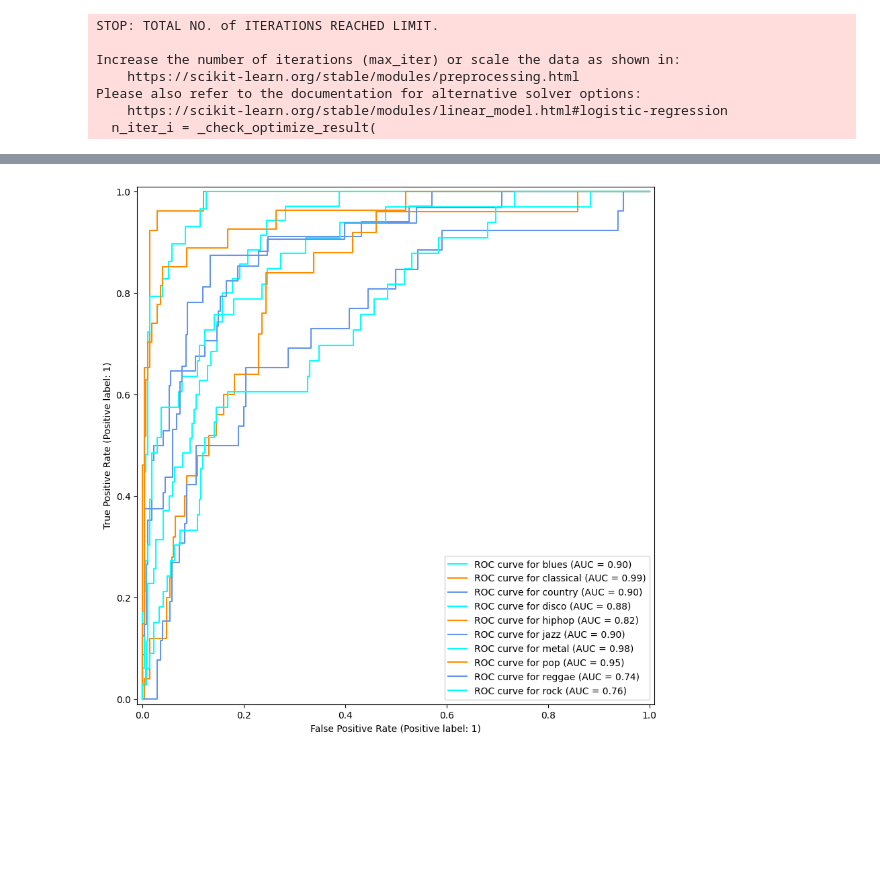
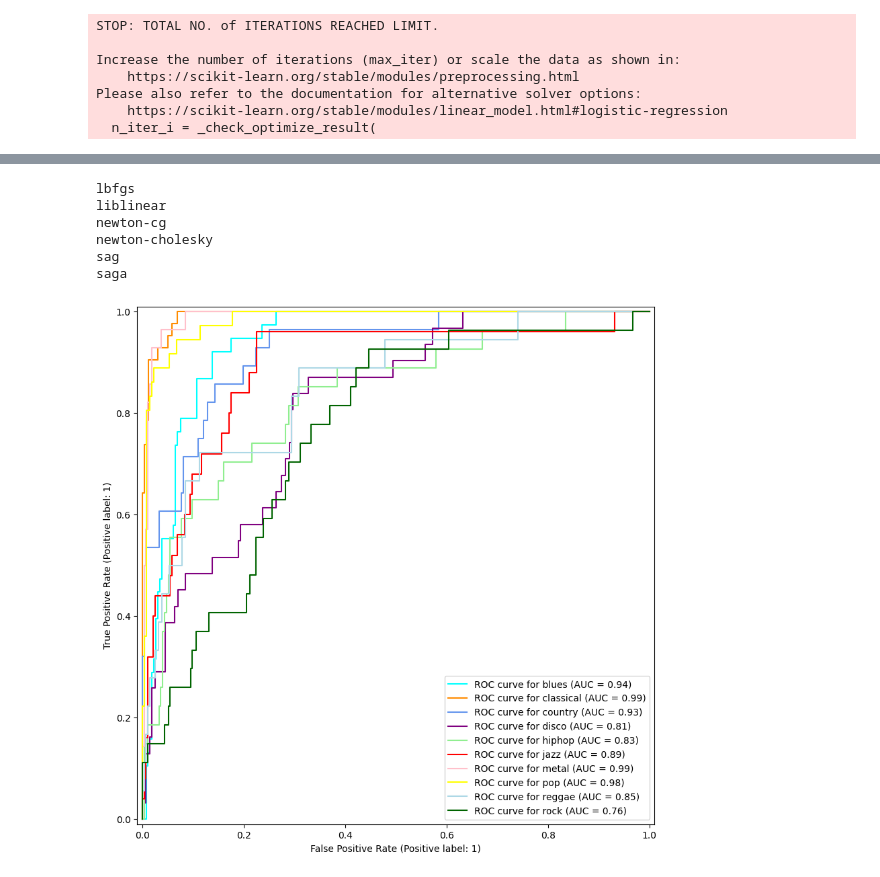
Before and after one commit to DMW9400/mir_finalProj, a Jupyter notebook: ML_algos/randomforest_logisticregress.ipynb, the cells around one changed output, grey strips where cells are left out. Saved outputs shown, nothing was run; the diff lists cells and outputs as text; code cells hidden in the pictures; blank space fills up the shorter version.

Commit message:
added vis for solvers

```diff
--- a/ML_algos/randomforest_logisticregress.ipynb
+++ b/ML_algos/randomforest_logisticregress.ipynb
@@ -191,9 +208,11 @@ from sklearn.metrics import roc_curve, auc
 from sklearn.multiclass import OneVsRestClassifier
 from sklearn.linear_model import LogisticRegression
 
-
-model = OneVsRestClassifier(LogisticRegression(random_state=0)).fit(X_train, y_train)
-prob_test_vec = model.predict_proba(X_test)
+# get 1 vs rest probability per solver
+prob_test_vec = []
+for s in lr_solvers:
+	model = OneVsRestClassifier(LogisticRegression(random_state=0, solver=s)).fit(X_train, y_train)
+	prob_test_vec.append(model.predict_proba(X_test))
 
 n_classes = 10
 fpr = [0] * n_classes
@@ -201,17 +220,19 @@ tpr = [0] * n_classes
 thresholds = [0] * n_classes
 auc_score = [0] * n_classes
 
+# get real value probability for roc_curve
 y_test_roc = []
 genre_list = ['blues', 'classical', 'country', 'disco', 'hiphop', 'jazz', 'metal', 'pop', 'reggae', 'rock']
 for x in y_test:
 	y_test_roc.append(np.array([1 if x==i else 0 for i in genre_list]))
 y_test_roc = np.array(y_test_roc)
 
-for i in range(n_classes):
-	fpr[i], tpr[i], thresholds[i] = roc_curve(y_test_roc[:, i], prob_test_vec[:, i])
-	auc_score[i] = auc(fpr[i], tpr[i])
+for p in prob_test_vec:
+	for i in range(n_classes):
+		fpr[i], tpr[i], thresholds[i] = roc_curve(y_test_roc[:, i], p[:, i])
+		auc_score[i] = auc(fpr[i], tpr[i])
 
-auc_score
+	print(auc_score)
 # %% [output]
 STOP: TOTAL NO. of ITERATIONS REACHED LIMIT.
 
@@ -243,17 +260,26 @@ Please also refer to the documentation for alternative solver options:
 # %%
 from sklearn.metrics import RocCurveDisplay
 from itertools import cycle
 
-fig, ax = plt.subplots(figsize=(10, 10))
-target_names = genre_list
-colors = cycle(["aqua", "darkorange", "cornflowerblue"])
-for class_id, color in zip(range(n_classes), colors):
-	RocCurveDisplay.from_predictions(
-		y_test_roc[:, class_id],
-		prob_test_vec[:, class_id],
-		name=f"ROC curve for {target_names[class_id]}",
-		color=color,
-		ax=ax,
-	)
+for pid in range(len(lr_solvers)):
+	p = prob_test_vec[pid]
+	print(lr_solvers[pid])
+	fig, ax = plt.subplots(figsize=(10, 10))
+	target_names = genre_list
+	colors = cycle(["aqua", "darkorange", "cornflowerblue", "purple", "lightgreen", "red", "pink", "yellow", "lightblue", "darkgreen"])
+	for class_id, color in zip(range(n_classes), colors):
+		RocCurveDisplay.from_predictions(
+			y_test_roc[:, class_id],
+			p[:, class_id],
+			name=f"ROC curve for {target_names[class_id]}",
+			color=color,
+			ax=ax,
+		)
 # %% [output]
+lbfgs
+liblinear
+newton-cg
+newton-cholesky
+sag
+saga
-[figure, old version]
+[figure, new version]
```
Also changed, not shown: parts of 9 cells of this notebook.
